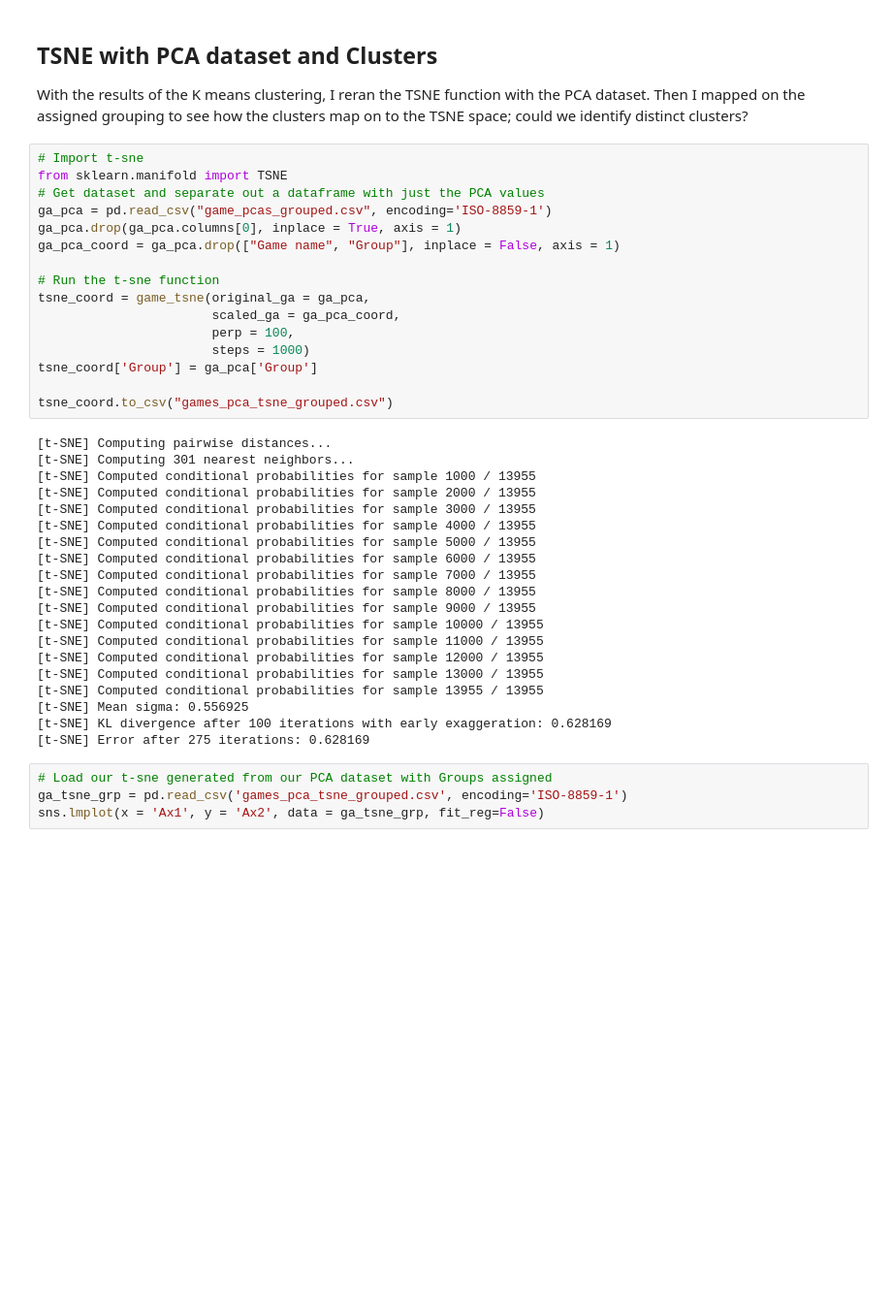
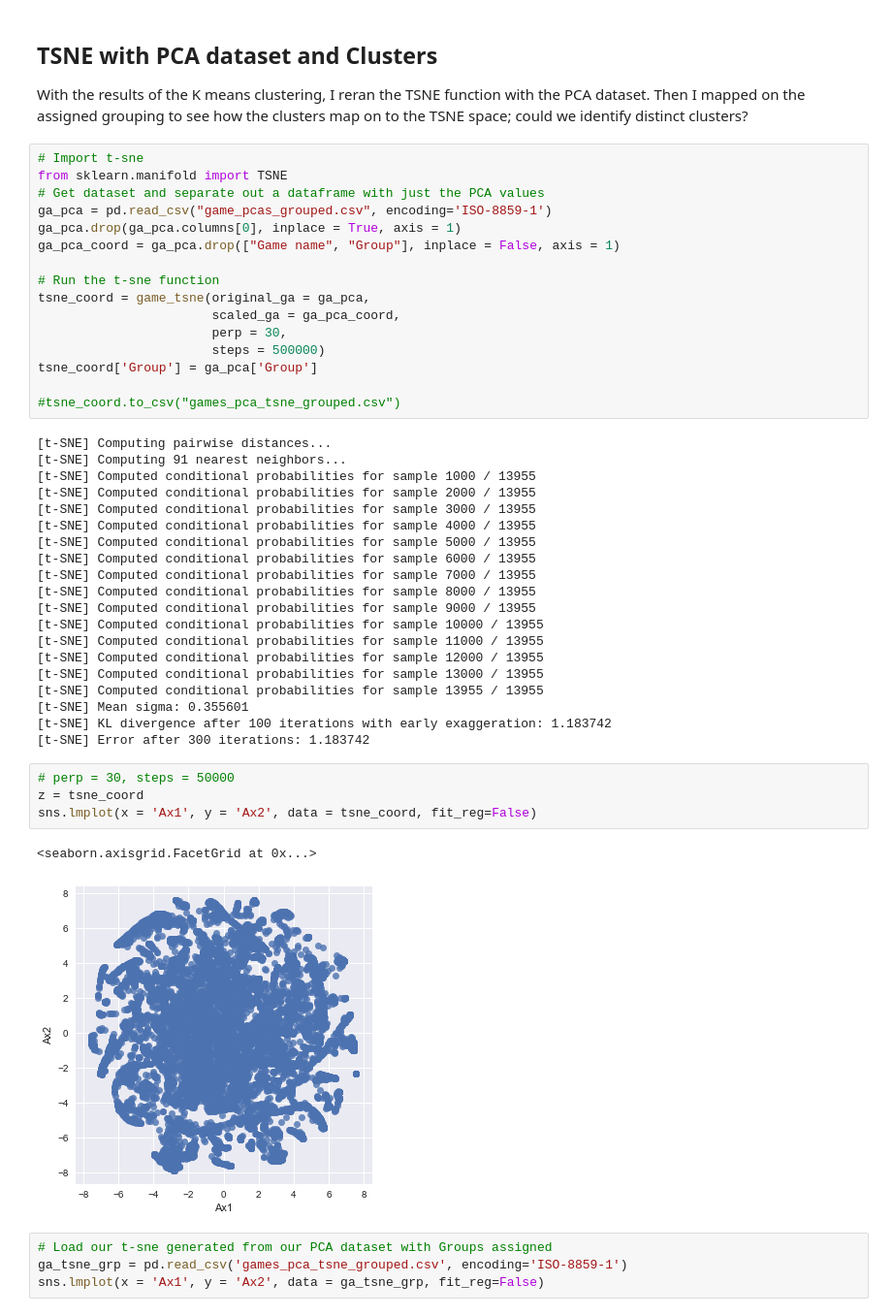
Before and after one commit to austinc06/Boardgame-Recommender-Project, a Jupyter notebook: Boardgame Collection Similarity Analysis.ipynb, the cells around one changed output. Shown at 97% size. Drawn from its saved outputs; the diff is of its cells as text; blank space fills up the shorter version.

```diff
--- a/Boardgame Collection Similarity Analysis.ipynb
+++ b/Boardgame Collection Similarity Analysis.ipynb
@@ -416,14 +428,14 @@ ga_pca_coord = ga_pca.drop(["Game name", "Group"], inplace = False, axis = 1)
 # Run the t-sne function
 tsne_coord = game_tsne(original_ga = ga_pca,
                        scaled_ga = ga_pca_coord,
-                       perp = 100,
-                       steps = 1000)
+                       perp = 30,
+                       steps = 500000)
 tsne_coord['Group'] = ga_pca['Group']
 
-tsne_coord.to_csv("games_pca_tsne_grouped.csv")
+#tsne_coord.to_csv("games_pca_tsne_grouped.csv")
 # %% [output]
 [t-SNE] Computing pairwise distances...
-[t-SNE] Computing 301 nearest neighbors...
+[t-SNE] Computing 91 nearest neighbors...
 [t-SNE] Computed conditional probabilities for sample 1000 / 13955
 [t-SNE] Computed conditional probabilities for sample 2000 / 13955
 [t-SNE] Computed conditional probabilities for sample 3000 / 13955
@@ -438,9 +450,16 @@ tsne_coord.to_csv("games_pca_tsne_grouped.csv")
 [t-SNE] Computed conditional probabilities for sample 12000 / 13955
 [t-SNE] Computed conditional probabilities for sample 13000 / 13955
 [t-SNE] Computed conditional probabilities for sample 13955 / 13955
-[t-SNE] Mean sigma: 0.556925
-[t-SNE] KL divergence after 100 iterations with early exaggeration: 0.628169
-[t-SNE] Error after 275 iterations: 0.628169
+[t-SNE] Mean sigma: 0.355601
+[t-SNE] KL divergence after 100 iterations with early exaggeration: 1.183742
+[t-SNE] Error after 300 iterations: 1.183742
+# %%
+# perp = 30, steps = 50000
+z = tsne_coord
+sns.lmplot(x = 'Ax1', y = 'Ax2', data = tsne_coord, fit_reg=False)
+# %% [output]
+<seaborn.axisgrid.FacetGrid at 0x...>
+[figure, added]
 # %%
 # Load our t-sne generated from our PCA dataset with Groups assigned
 ga_tsne_grp = pd.read_csv('games_pca_tsne_grouped.csv', encoding='ISO-8859-1')
```
Also changed, not shown: parts of 16 cells of this notebook.
